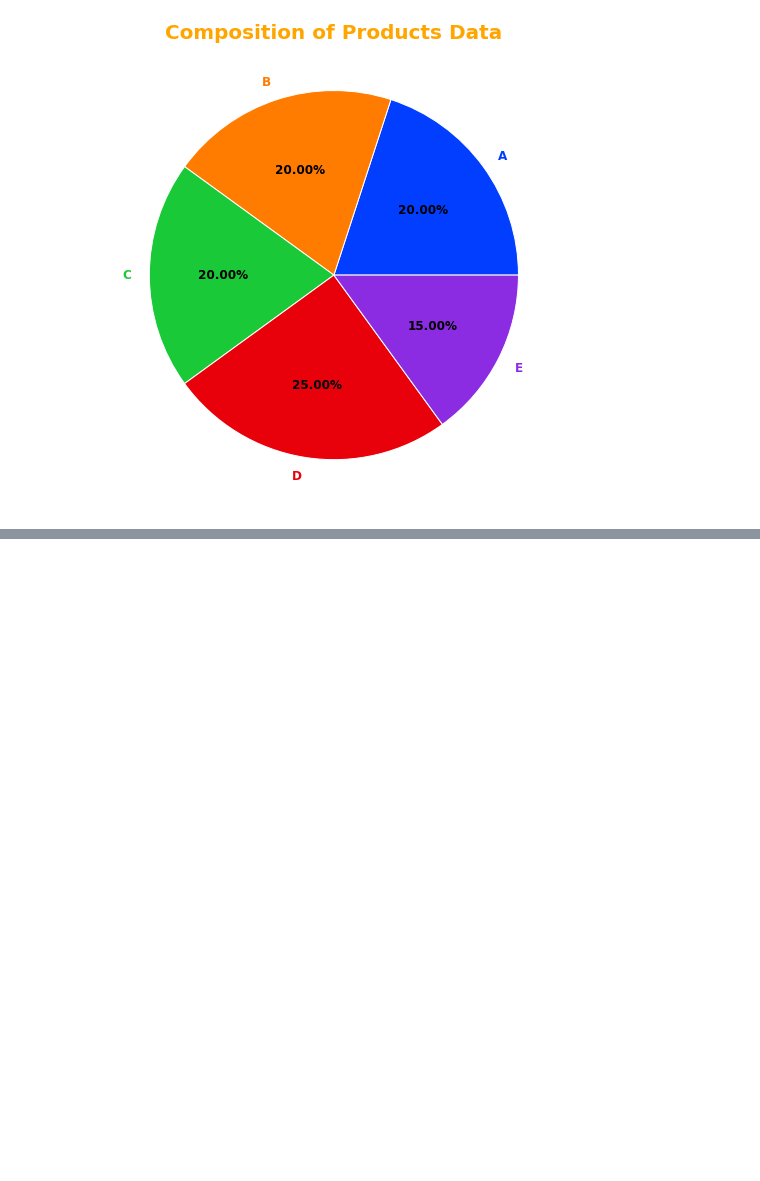
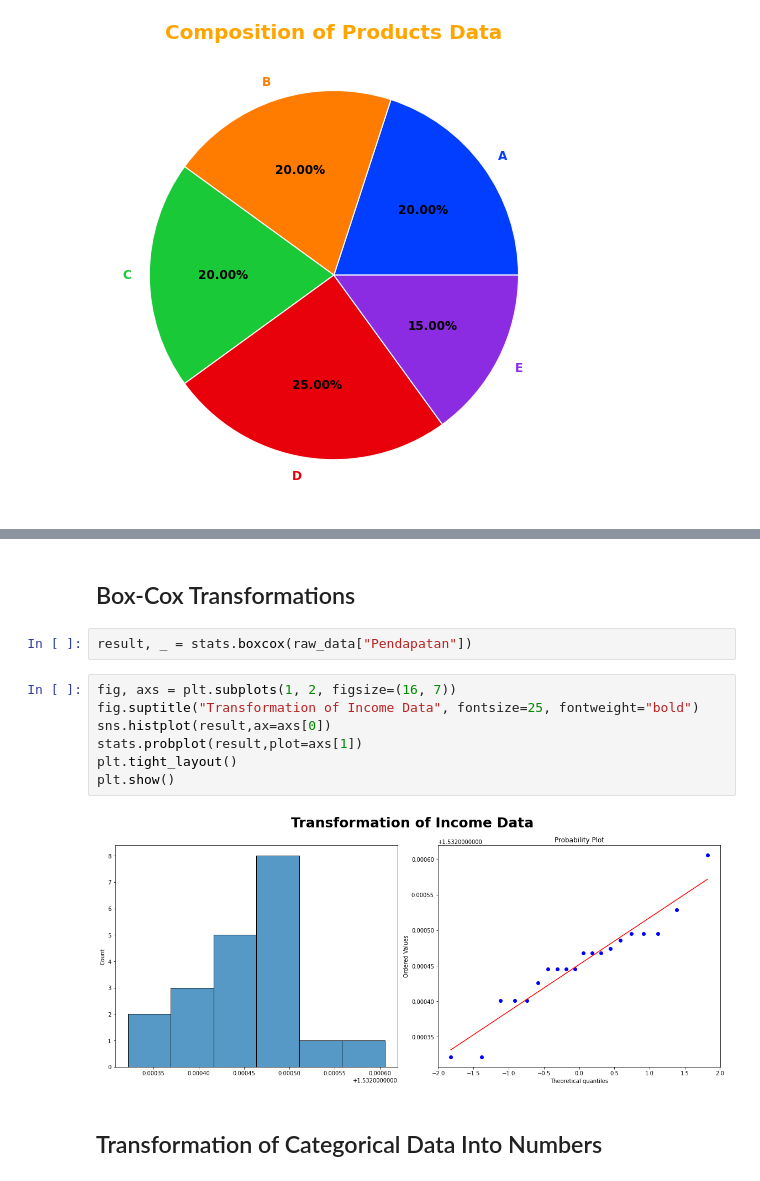
Before and after one commit to UsepSyaikalArifin/DQLab-Academy-Course-Online, a Jupyter notebook: Kelas Fundamental 2/Statistic Using Python for Data Science/Jupyter Notebook/main.ipynb, the cells around one changed output, grey strips where cells are left out. Cells and saved outputs as stored; diff of their text form; blank space fills up the shorter version.

```diff
--- a/Kelas Fundamental 2/Statistic Using Python for Data Science/Jupyter Notebook/main.ipynb
+++ b/Kelas Fundamental 2/Statistic Using Python for Data Science/Jupyter Notebook/main.ipynb
@@ -574,0 +605,15 @@ plt.show()
+# %% [markdown]
+## Box-Cox Transformations
+# %%
+result, _ = stats.boxcox(raw_data["Pendapatan"])
+# %%
+fig, axs = plt.subplots(1, 2, figsize=(16, 7))
+fig.suptitle("Transformation of Income Data", fontsize=25, fontweight="bold")
+sns.histplot(result,ax=axs[0])
+stats.probplot(result,plot=axs[1])
+plt.tight_layout()
+plt.show()
+# %% [output]
+[figure, added]
+# %% [markdown]
+## Transformation of Categorical Data Into Numbers
```
Also changed, not shown: parts of 25 cells of this notebook.
